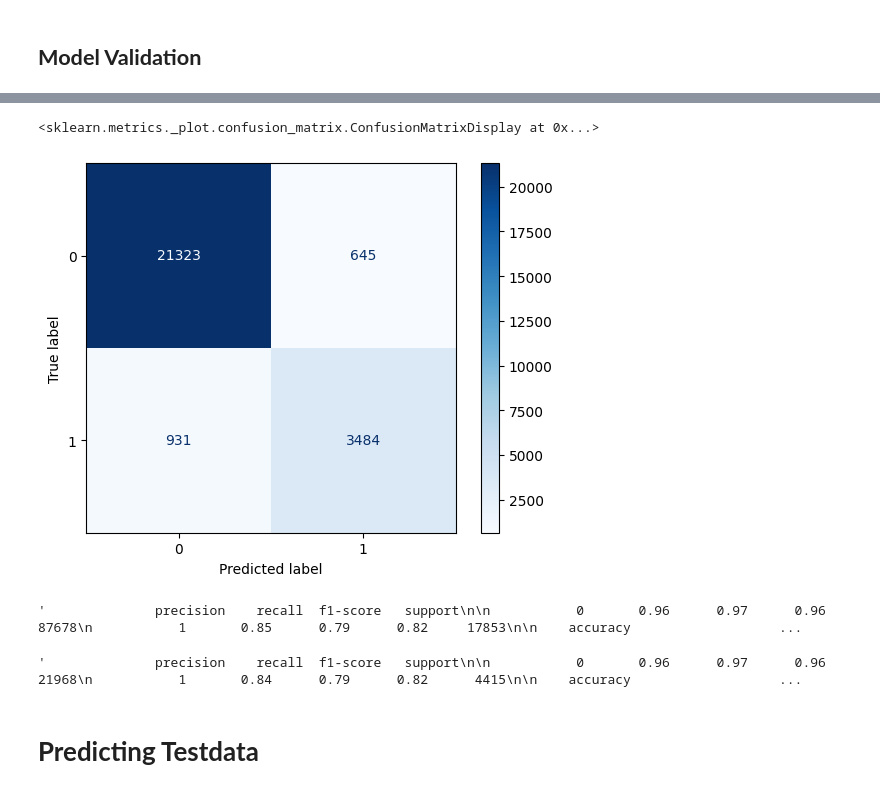
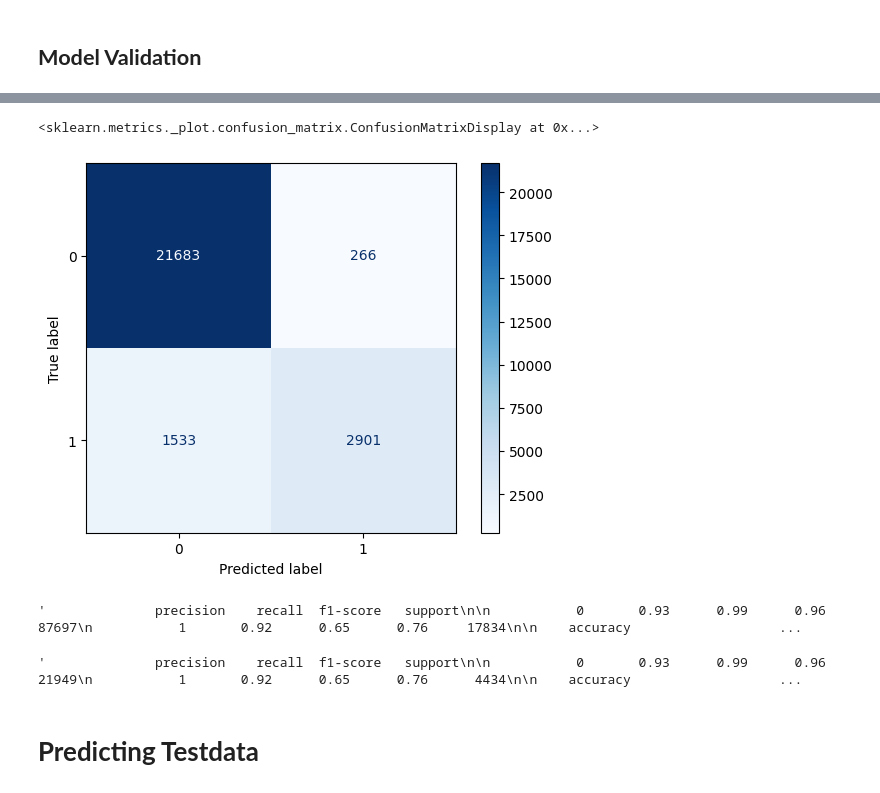
Before and after one commit to Rohini-guvi/Project-5-Predicting-Depression, a Jupyter notebook: model.ipynb, the cells around one changed output, grey strips where cells are left out. Cells and saved outputs as stored; diff of their text form; code cells hidden in the pictures.

```diff
--- a/model.ipynb
+++ b/model.ipynb
@@ -1704,4 +1703,4 @@ result = model_2.evaluate(rf_ts,rf_tsl)
 # %%
-tr_pred = model_2.predict(rf_tr)
-ts_pred = model_2.predict(rf_ts)
+tr_pred = model.predict(tr)
+ts_pred = model.predict(ts)
 # %% [output]
@@ -1717,16 +1716,16 @@ ConfusionMatrixDisplay(cm,display_labels=[0,1]).plot(cmap='Blues')
 # %%
-cms=confusion_matrix(rf_tsl,ts_pred.round())
+cms=confusion_matrix(tsl,ts_pred.round())
 ConfusionMatrixDisplay(cms,display_labels=[0,1]).plot(cmap='Blues')
 # %% [output]
 <sklearn.metrics._plot.confusion_matrix.ConfusionMatrixDisplay at 0x...>
-[figure, old version]
+[figure, new version]
 # %%
-classification_report(rf_trl,tr_pred.round())
+classification_report(trl,tr_pred.round())
 # %% [output]
-'              precision    recall  f1-score   support\n\n           0       0.96      0.97      0.96     87678\n           1       0.85      0.79      0.82     17853\n\n    accuracy                   ...
+'              precision    recall  f1-score   support\n\n           0       0.93      0.99      0.96     87697\n           1       0.92      0.65      0.76     17834\n\n    accuracy                   ...
 # %%
-classification_report(rf_tsl,ts_pred.round())
+classification_report(tsl,ts_pred.round())
 # %% [output]
-'              precision    recall  f1-score   support\n\n           0       0.96      0.97      0.96     21968\n           1       0.84      0.79      0.82      4415\n\n    accuracy                   ...
+'              precision    recall  f1-score   support\n\n           0       0.93      0.99      0.96     21949\n           1       0.92      0.65      0.76      4434\n\n    accuracy                   ...
 # %% [markdown]
 # **Predicting Testdata**
```
Also changed, not shown: parts of 22 cells of this notebook.
